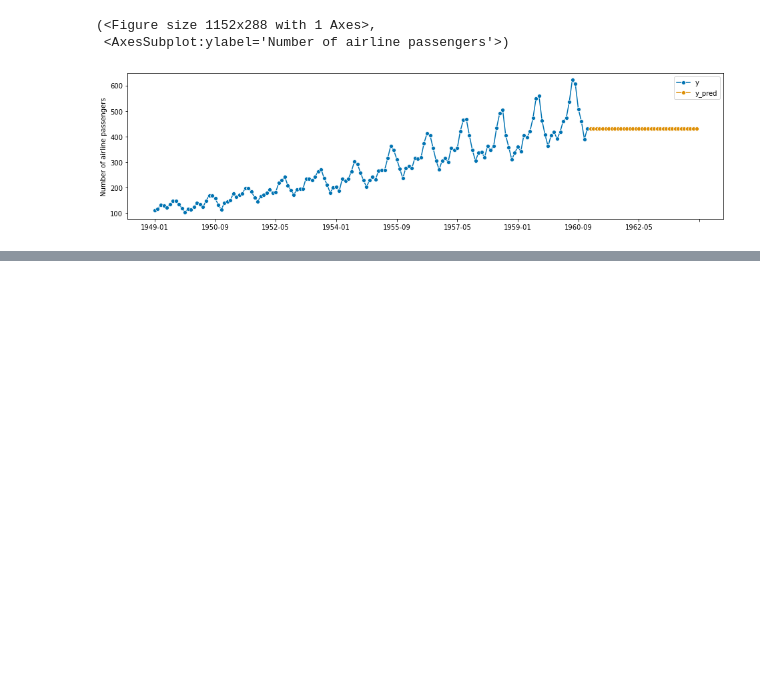
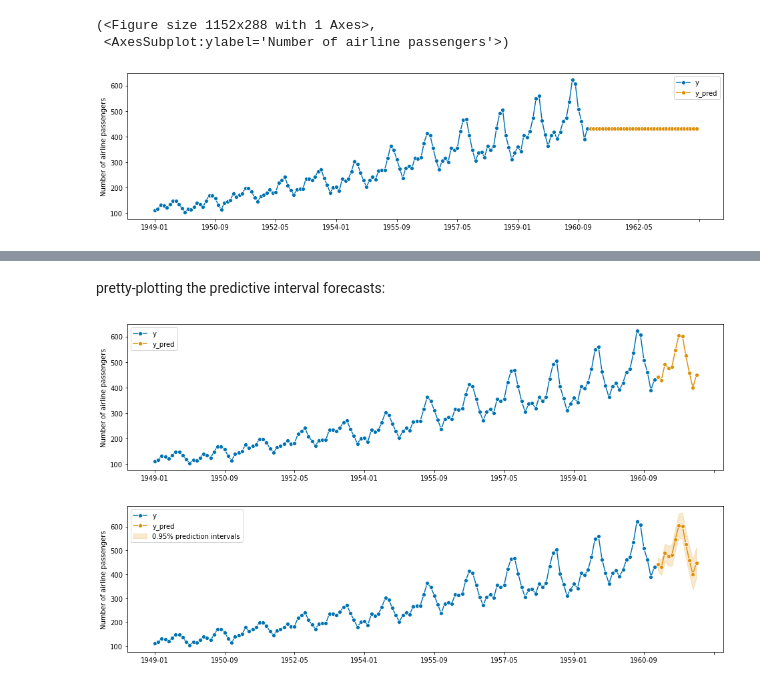
Before and after one commit to TNTran92/sktime, a Jupyter notebook: introduction_to_sktime/01 - Basic Forecasting Workflow.ipynb, the cells around one changed output, grey strips where cells are left out. Saved outputs shown, nothing was run; the diff lists cells and outputs as text; code cells hidden in the pictures; blank space fills up the shorter version.

```diff
--- a/introduction_to_sktime/01 - Basic Forecasting Workflow.ipynb
+++ b/introduction_to_sktime/01 - Basic Forecasting Workflow.ipynb
@@ -197,0 +275,13 @@ plot_series(y, y_pred, labels=["y", "y_pred"])
+# %%
+from sktime.forecasting.theta import ThetaForecaster
+# simple workflow
+y = load_airline()
+fh = np.arange(1, 13)
+
+forecaster = ThetaForecaster(sp=12)
+forecaster.fit(y)
+
+# setting return_pred_int argument to True; alpha determines percentiles
+#  intervals are lower = alpha/2-percentile, upper = (1-alpha/2)-percentile
+alpha = 0.05  # 2.5%/97.5% prediction intervals, aka 2 standard deviations
+y_pred, y_pred_ints = forecaster.predict(fh, return_pred_int=True, alpha=alpha)
@@ -197,0 +306,17 @@ plot_series(y, y_pred, labels=["y", "y_pred"])
+# %% [markdown]
+pretty-plotting the predictive interval forecasts:
+# %%
+fig, ax = plot_series(y, y_pred, labels=["y", "y_pred"])
+fig, ax = plot_series(y, y_pred, labels=["y", "y_pred"])
+ax.fill_between(
+    ax.get_lines()[-1].get_xdata(),
+    y_pred_ints["lower"],
+    y_pred_ints["upper"],
+    alpha=0.2,
+    color=ax.get_lines()[-1].get_c(),
+    label=f"{1 - alpha}% prediction intervals",
+)
+ax.legend();
+# %% [output]
+[figure, added]
+[figure, added]
```
Also changed, not shown: parts of 11 cells of this notebook, 1 other file.
